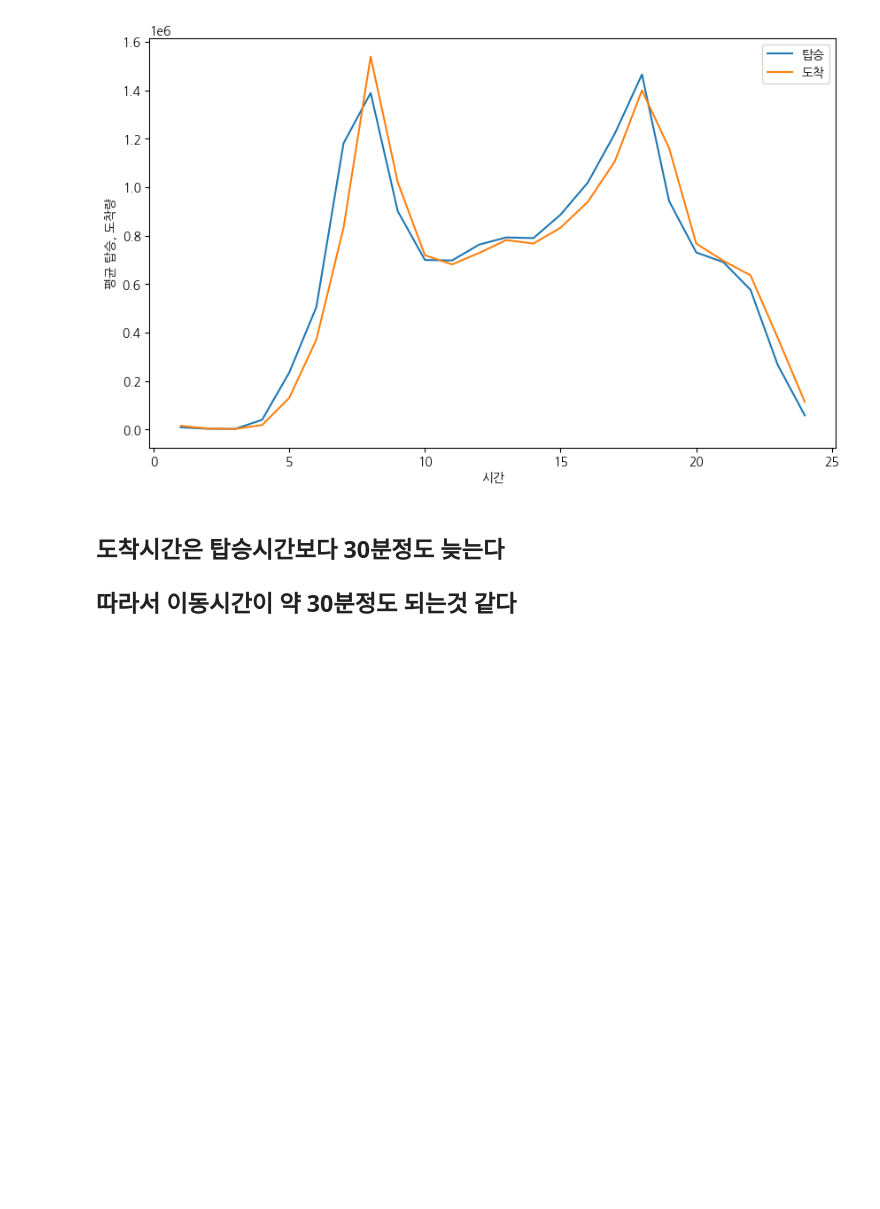
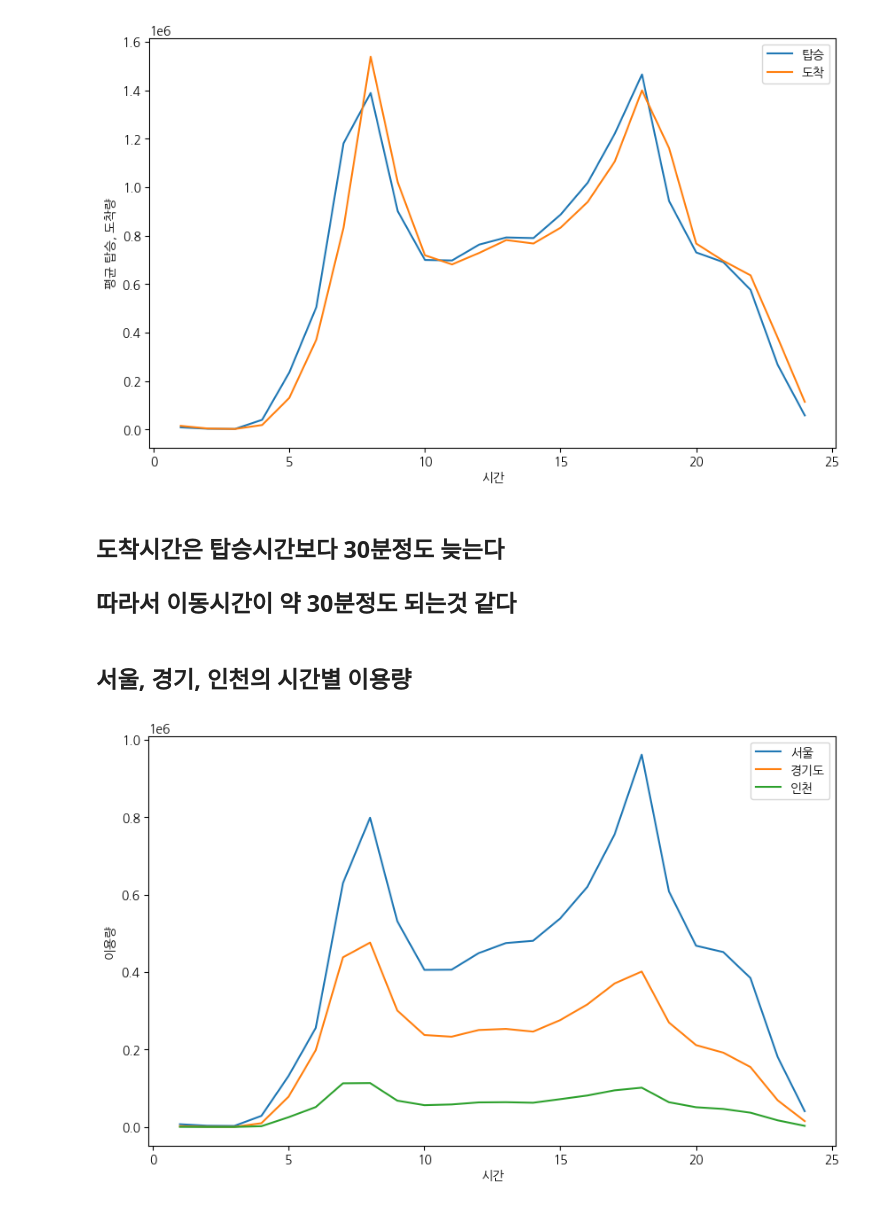
Before and after one commit to addinedu-ros-5th/eda-repo-3, a Jupyter notebook: data_visualize1.ipynb, the cells around one changed output. Cells and saved outputs as stored; diff of their text form; code cells hidden in the pictures; blank space fills up the shorter version.

Commit message:
add sido_use_by_time

```diff
--- a/data_visualize1.ipynb
+++ b/data_visualize1.ipynb
@@ -300,3 +300,40 @@ plt.show()
 # %% [markdown]
 ## 도착시간은 탑승시간보다 30분정도 늦는다
 ## 따라서 이동시간이 약 30분정도 되는것 같다
+# %%
+sql = """select sum(1시발생량),sum(2시발생량),sum(3시발생량), sum(4시발생량),sum(5시발생량),sum(5시발생량),sum(6시발생량),sum(7시발생량),sum(8시발생량),sum(9시발생량),sum(10시발생량),sum(11시발생량),sum(12시발생량),sum(13시발생량),sum(14시발생량),sum(15시발생량),sum(16시발생량),sum(17시발생량),sum(18시발생량),sum(19시발생량),sum(20시발생량),sum(21시발생량),sum(22시발생량),sum(23시발생량),sum(24시발생량) from method_traffic where 시도='서울특별시'"""
+cursor.execute(sql)
+seoul_time=pd.DataFrame(cursor.fetchall())
+
+seoul_time.columns=column_name
+seoul_time=seoul_time.astype(int)
+seoul_time = seoul_time.transpose()
+# %%
+sql = """select sum(1시발생량),sum(2시발생량),sum(3시발생량), sum(4시발생량),sum(5시발생량),sum(5시발생량),sum(6시발생량),sum(7시발생량),sum(8시발생량),sum(9시발생량),sum(10시발생량),sum(11시발생량),sum(12시발생량),sum(13시발생량),sum(14시발생량),sum(15시발생량),sum(16시발생량),sum(17시발생량),sum(18시발생량),sum(19시발생량),sum(20시발생량),sum(21시발생량),sum(22시발생량),sum(23시발생량),sum(24시발생량) from method_traffic where 시도='경기도'"""
+cursor.execute(sql)
+gyunggi=pd.DataFrame(cursor.fetchall())
+
+gyunggi.columns=column_name
+gyunggi=gyunggi.astype(int)
+gyunggi = gyunggi.transpose()
+# %%
+sql = """select sum(1시발생량),sum(2시발생량),sum(3시발생량), sum(4시발생량),sum(5시발생량),sum(5시발생량),sum(6시발생량),sum(7시발생량),sum(8시발생량),sum(9시발생량),sum(10시발생량),sum(11시발생량),sum(12시발생량),sum(13시발생량),sum(14시발생량),sum(15시발생량),sum(16시발생량),sum(17시발생량),sum(18시발생량),sum(19시발생량),sum(20시발생량),sum(21시발생량),sum(22시발생량),sum(23시발생량),sum(24시발생량) from method_traffic where 시도='인천광역시'"""
+cursor.execute(sql)
+incheon=pd.DataFrame(cursor.fetchall())
+
+incheon.columns=column_name
+incheon=incheon.astype(int)
+incheon = incheon.transpose()
+# %% [markdown]
+## 서울, 경기, 인천의 시간별 이용량
+# %%
+plt.figure(figsize=(10,6))
+plt.plot(seoul_time/2250, label="서울")
+plt.plot(gyunggi/2250, label="경기도")
+plt.plot(incheon/2250, label="인천")
+plt.xlabel("시간")
+plt.ylabel("이용량")
+plt.legend()
+plt.show()
+# %% [output]
+[figure, added]
```
